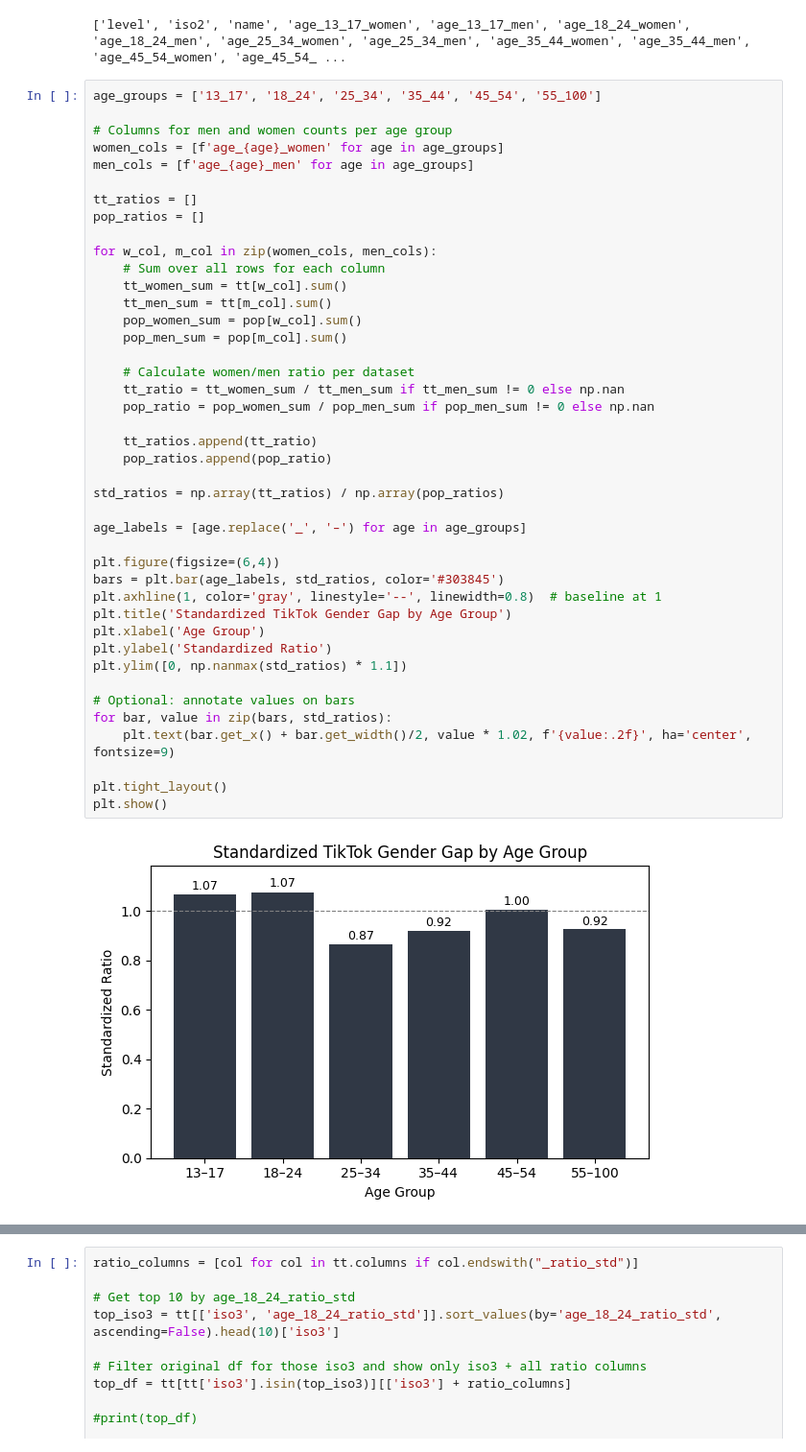
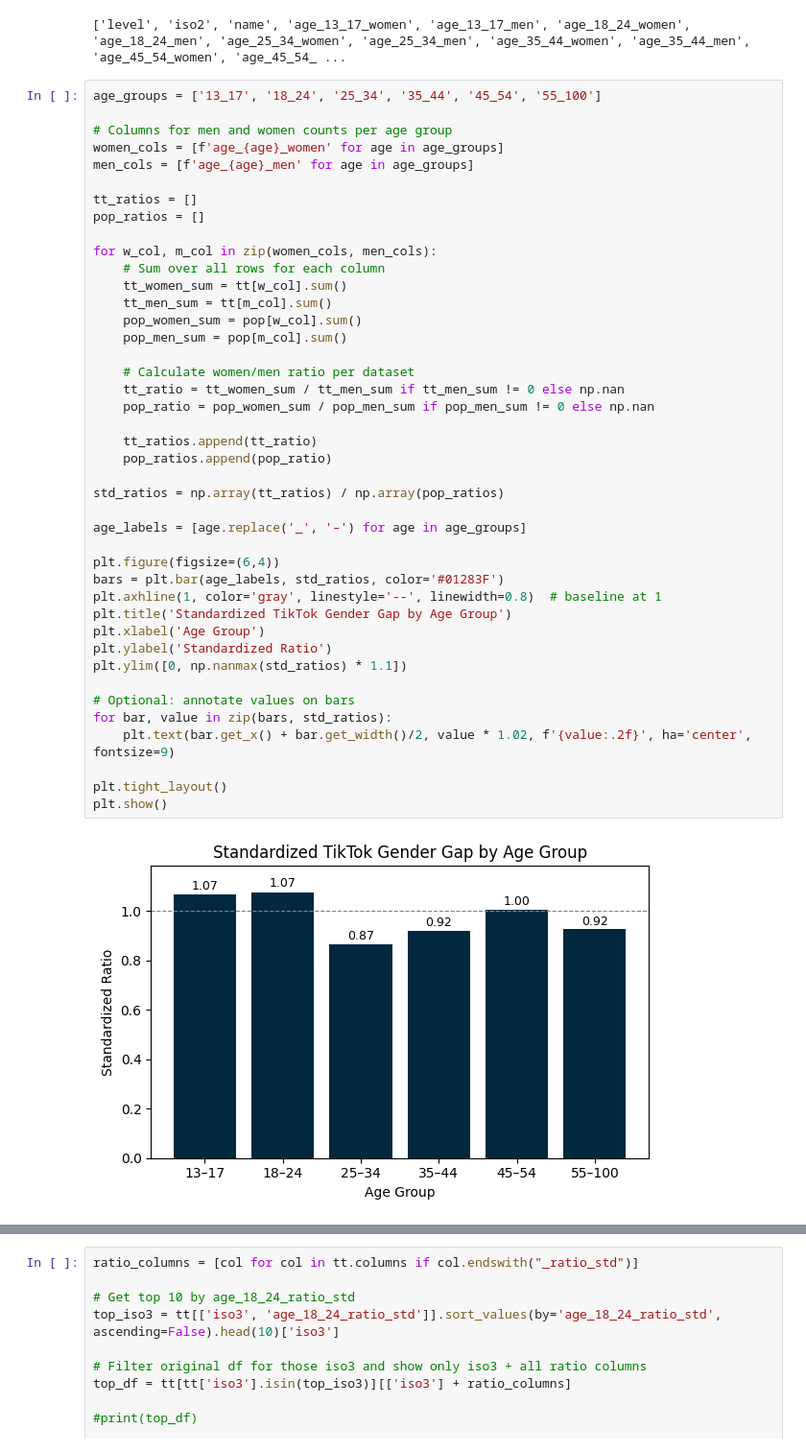
Before and after one commit to hschwed/PDSAI, a Jupyter notebook: src/analyze_data/descriptive_and_graphs.ipynb, the cells around one changed output, grey strips where cells are left out. Shown at 96% size. Cells and saved outputs as stored; diff of their text form.

```diff
--- a/src/analyze_data/descriptive_and_graphs.ipynb
+++ b/src/analyze_data/descriptive_and_graphs.ipynb
@@ -301,35 +301,35 @@ for w_col, m_col in zip(women_cols, men_cols):
     tt_women_sum = tt[w_col].sum()
     tt_men_sum = tt[m_col].sum()
     pop_women_sum = pop[w_col].sum()
     pop_men_sum = pop[m_col].sum()
 
     # Calculate women/men ratio per dataset
     tt_ratio = tt_women_sum / tt_men_sum if tt_men_sum != 0 else np.nan
     pop_ratio = pop_women_sum / pop_men_sum if pop_men_sum != 0 else np.nan
 
     tt_ratios.append(tt_ratio)
     pop_ratios.append(pop_ratio)
 
 std_ratios = np.array(tt_ratios) / np.array(pop_ratios)
 
 age_labels = [age.replace('_', '–') for age in age_groups]
 
 plt.figure(figsize=(6,4))
-bars = plt.bar(age_labels, std_ratios, color='#303845')
+bars = plt.bar(age_labels, std_ratios, color='#01283F')
 plt.axhline(1, color='gray', linestyle='--', linewidth=0.8)  # baseline at 1
 plt.title('Standardized TikTok Gender Gap by Age Group')
 plt.xlabel('Age Group')
 plt.ylabel('Standardized Ratio')
 plt.ylim([0, np.nanmax(std_ratios) * 1.1])
 
 # Optional: annotate values on bars
 for bar, value in zip(bars, std_ratios):
     plt.text(bar.get_x() + bar.get_width()/2, value * 1.02, f'{value:.2f}', ha='center', fontsize=9)
 
 plt.tight_layout()
 plt.show()
 # %% [output]
-[figure, old version]
+[figure, new version]
 # %%
 # TikTok descriptive table summary
 ratio_columns = [col for col in tt.columns if col.endswith("_ratio_std")]
```
Also changed, not shown: parts of 9 cells of this notebook.
